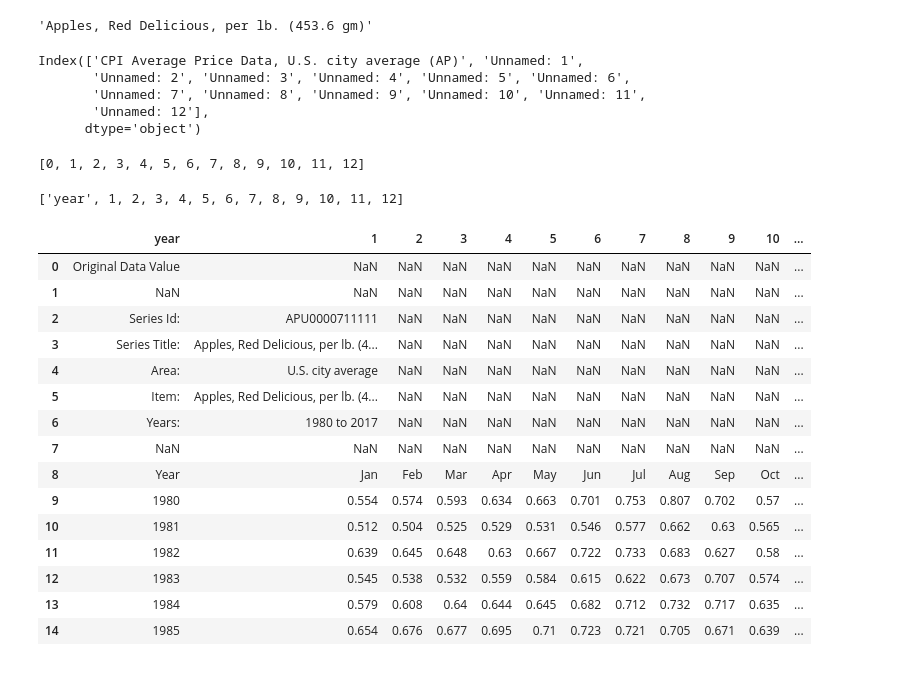
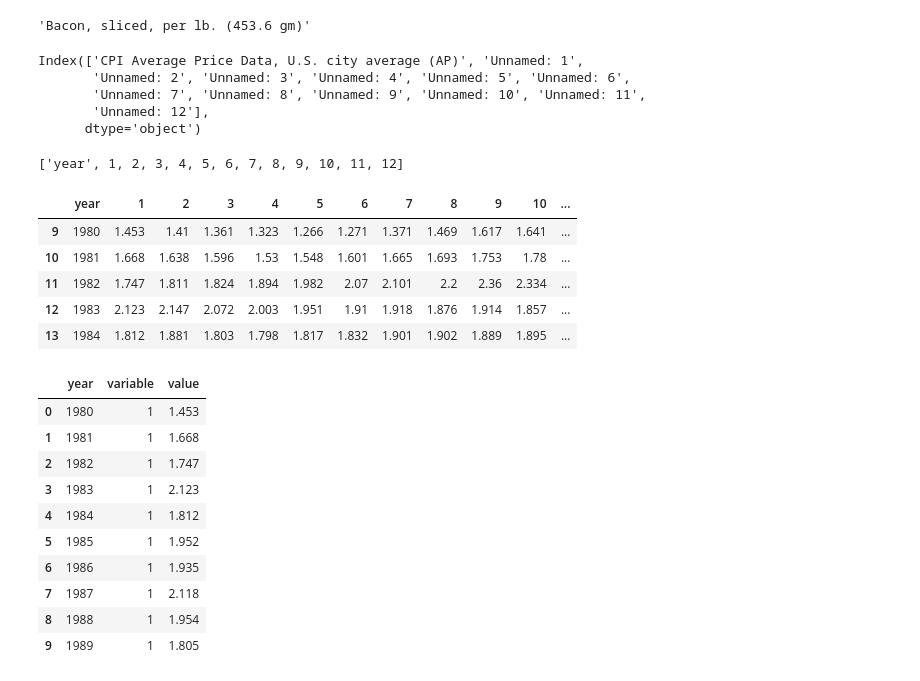
Before and after one commit to mattlangeman/jupyterjumpstart-activities, a Jupyter notebook: activity_1/Jupyter Jumpstart - Activity 1 - Part 1.ipynb, the cells around one changed output. Saved outputs shown, nothing was run; the diff lists cells and outputs as text; code cells hidden in the pictures.

```diff
--- a/activity_1/Jupyter Jumpstart - Activity 1 - Part 1.ipynb
+++ b/activity_1/Jupyter Jumpstart - Activity 1 - Part 1.ipynb
@@ -3,3 +4,3 @@ import pandas
 # %%
-df = pandas.read_excel("Apples.xlsx")
+df = pandas.read_excel('price_data/SeriesReport-20200923060947_f7921a.xlsx')
 # %%
@@ -24,5 +20,5 @@ df.head(15)
 # %%
-item = df.iloc[5][1]
+item = df.iloc[5, 1]
 item
 # %% [output]
-'Apples, Red Delicious, per lb. (453.6 gm)'
+'Bacon, sliced, per lb. (453.6 gm)'
@@ -34,13 +32,6 @@ Index(['CPI Average Price Data, U.S. city average (AP)', 'Unnamed: 1',
        'Unnamed: 7', 'Unnamed: 8', 'Unnamed: 9', 'Unnamed: 10', 'Unnamed: 11',
        'Unnamed: 12'],
       dtype='object')
-# %%
-column_names = []
-for number in range(0, 13):
-    column_names.append(number)
-column_names
-# %% [output]
-[0, 1, 2, 3, 4, 5, 6, 7, 8, 9, 10, 11, 12]
 # %%
 column_names = list(range(0, 13))
 column_names[0] = 'year'
@@ -49,21 +40,11 @@ column_names
 ['year', 1, 2, 3, 4, 5, 6, 7, 8, 9, 10, 11, 12]
 # %%
 df.columns = column_names
-df.head(15)
+df.head()
 # %% [output]
 |  | year | 1 | 2 | 3 | 4 | 5 | 6 | 7 | 8 | 9 | 10 | ... |
-| 0 | Original Data Value | NaN | NaN | NaN | NaN | NaN | NaN | NaN | NaN | NaN | NaN | ... |
-| 1 | NaN | NaN | NaN | NaN | NaN | NaN | NaN | NaN | NaN | NaN | NaN | ... |
-| 2 | Series Id: | APU0000711111 | NaN | NaN | NaN | NaN | NaN | NaN | NaN | NaN | NaN | ... |
-| 3 | Series Title: | Apples, Red Delicious, per lb. (4... | NaN | NaN | NaN | NaN | NaN | NaN | NaN | NaN | NaN | ... |
-| 4 | Area: | U.S. city average | NaN | NaN | NaN | NaN | NaN | NaN | NaN | NaN | NaN | ... |
-| 5 | Item: | Apples, Red Delicious, per lb. (4... | NaN | NaN | NaN | NaN | NaN | NaN | NaN | NaN | NaN | ... |
-| 6 | Years: | 1980 to 2017 | NaN | NaN | NaN | NaN | NaN | NaN | NaN | NaN | NaN | ... |
-| 7 | NaN | NaN | NaN | NaN | NaN | NaN | NaN | NaN | NaN | NaN | NaN | ... |
-| 8 | Year | Jan | Feb | Mar | Apr | May | Jun | Jul | Aug | Sep | Oct | ... |
-| 9 | 1980 | 0.554 | 0.574 | 0.593 | 0.634 | 0.663 | 0.701 | 0.753 | 0.807 | 0.702 | 0.57 | ... |
-| 10 | 1981 | 0.512 | 0.504 | 0.525 | 0.529 | 0.531 | 0.546 | 0.577 | 0.662 | 0.63 | 0.565 | ... |
-| 11 | 1982 | 0.639 | 0.645 | 0.648 | 0.63 | 0.667 | 0.722 | 0.733 | 0.683 | 0.627 | 0.58 | ... |
-| 12 | 1983 | 0.545 | 0.538 | 0.532 | 0.559 | 0.584 | 0.615 | 0.622 | 0.673 | 0.707 | 0.574 | ... |
-| 13 | 1984 | 0.579 | 0.608 | 0.64 | 0.644 | 0.645 | 0.682 | 0.712 | 0.732 | 0.717 | 0.635 | ... |
-| 14 | 1985 | 0.654 | 0.676 | 0.677 | 0.695 | 0.71 | 0.723 | 0.721 | 0.705 | 0.671 | 0.639 | ... |
+| 9 | 1980 | 1.453 | 1.41 | 1.361 | 1.323 | 1.266 | 1.271 | 1.371 | 1.469 | 1.617 | 1.641 | ... |
+| 10 | 1981 | 1.668 | 1.638 | 1.596 | 1.53 | 1.548 | 1.601 | 1.665 | 1.693 | 1.753 | 1.78 | ... |
+| 11 | 1982 | 1.747 | 1.811 | 1.824 | 1.894 | 1.982 | 2.07 | 2.101 | 2.2 | 2.36 | 2.334 | ... |
+| 12 | 1983 | 2.123 | 2.147 | 2.072 | 2.003 | 1.951 | 1.91 | 1.918 | 1.876 | 1.914 | 1.857 | ... |
+| 13 | 1984 | 1.812 | 1.881 | 1.803 | 1.798 | 1.817 | 1.832 | 1.901 | 1.902 | 1.889 | 1.895 | ... |
@@ -69,0 +53,14 @@ df.head(15)
+# %%
+df.head(10)
+# %% [output]
+|  | year | variable | value |
+| 0 | 1980 | 1 | 1.453 |
+| 1 | 1981 | 1 | 1.668 |
+| 2 | 1982 | 1 | 1.747 |
+| 3 | 1983 | 1 | 2.123 |
+| 4 | 1984 | 1 | 1.812 |
+| 5 | 1985 | 1 | 1.952 |
+| 6 | 1986 | 1 | 1.935 |
+| 7 | 1987 | 1 | 2.118 |
+| 8 | 1988 | 1 | 1.954 |
+| 9 | 1989 | 1 | 1.805 |
```
Also changed, not shown: parts of 9 cells of this notebook, 27 other files.
